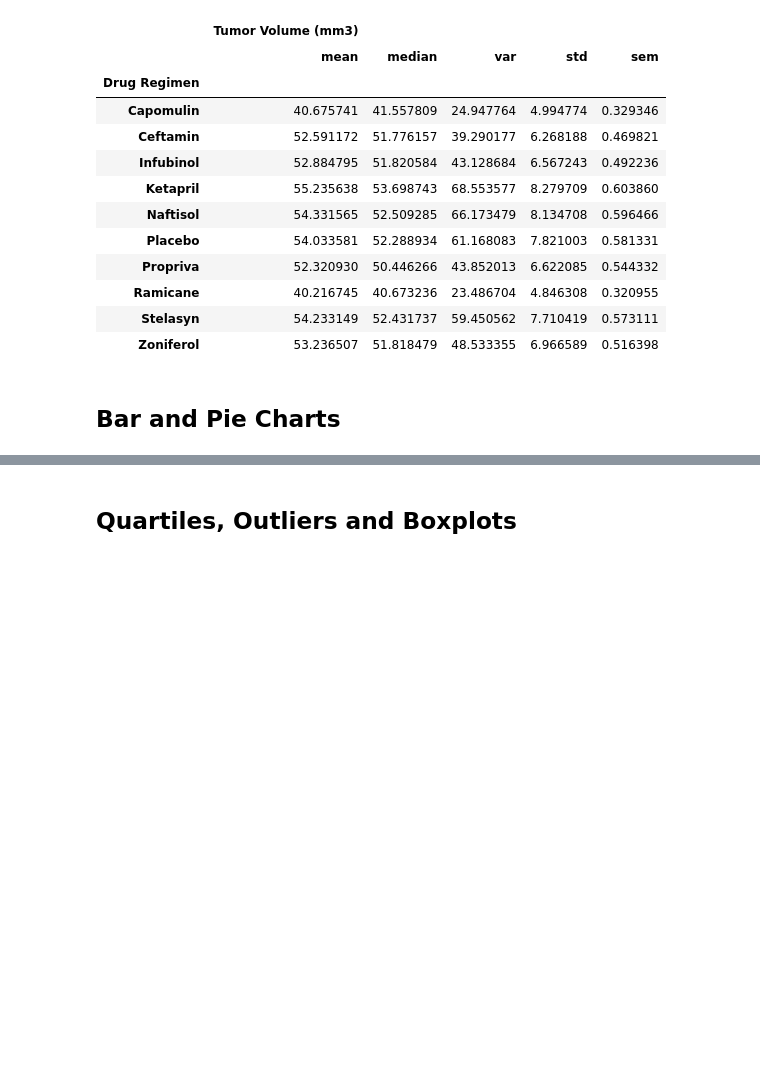
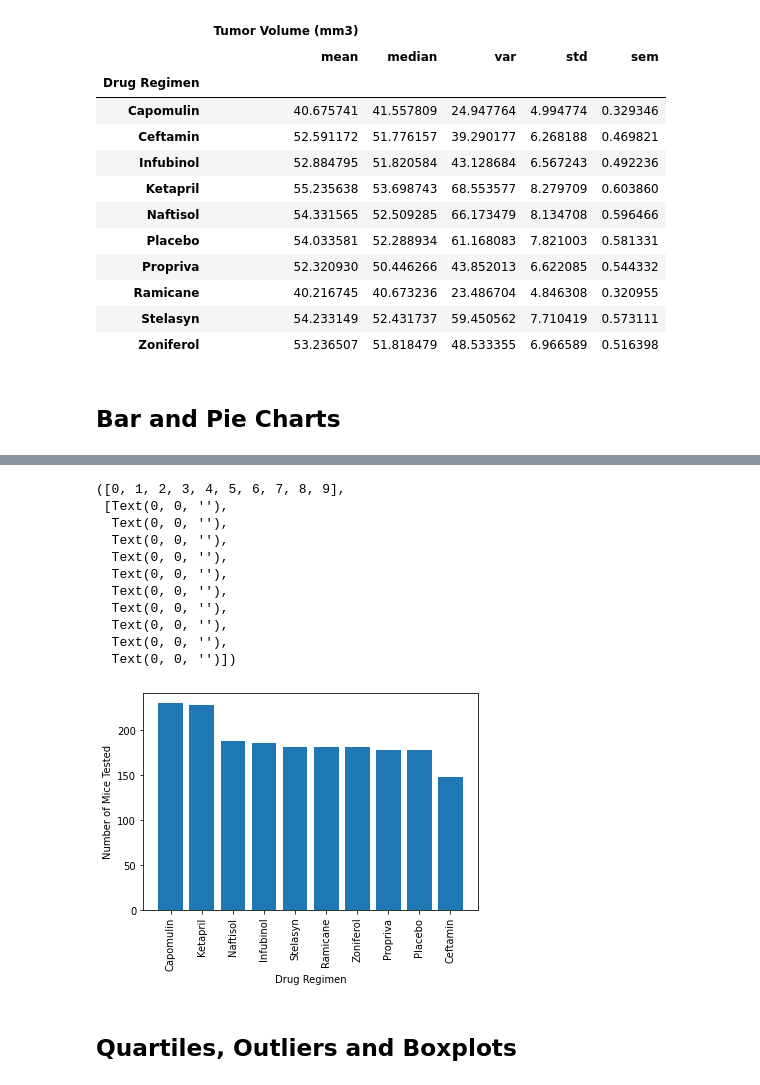
Before and after one commit to maderamel/Pymaceuticals, a Jupyter notebook: pymaceuticals.ipynb, the cells around one changed output, grey strips where cells are left out. Drawn from its saved outputs; the diff is of its cells as text; code cells hidden in the pictures; blank space fills up the shorter version.

```diff
--- a/pymaceuticals.ipynb
+++ b/pymaceuticals.ipynb
@@ -146,5 +152,23 @@ cleandf.plot.bar(x="Drug Regimen", y="Timepoint")
 # %%
 # Generate a bar plot showing the total number of timepoints for all mice tested for each drug regimen using pyplot.
+uniquedrugs = cleandf["Drug Regimen"].unique()
+miceperdrugpy = plt.bar(uniquedrugs, drugindex)
+plt.xlabel("Drug Regimen")
+plt.ylabel("Number of Mice Tested")
+plt.xticks(rotation = "vertical")
+# %% [output]
+([0, 1, 2, 3, 4, 5, 6, 7, 8, 9],
+ [Text(0, 0, ''),
+  Text(0, 0, ''),
+  Text(0, 0, ''),
+  Text(0, 0, ''),
+  Text(0, 0, ''),
+  Text(0, 0, ''),
+  Text(0, 0, ''),
+  Text(0, 0, ''),
+  Text(0, 0, ''),
+  Text(0, 0, '')])
+[figure, added]
 # %%
 # Generate a pie plot showing the distribution of female versus male mice using Pandas
 # %%
```
Also changed, not shown: parts of 1 cell of this notebook.
